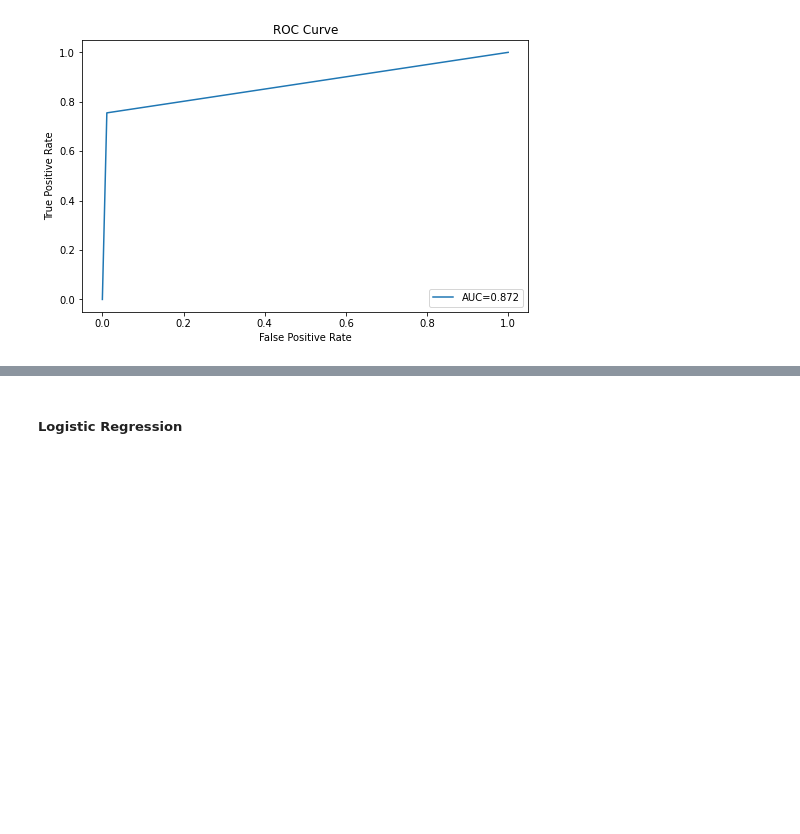
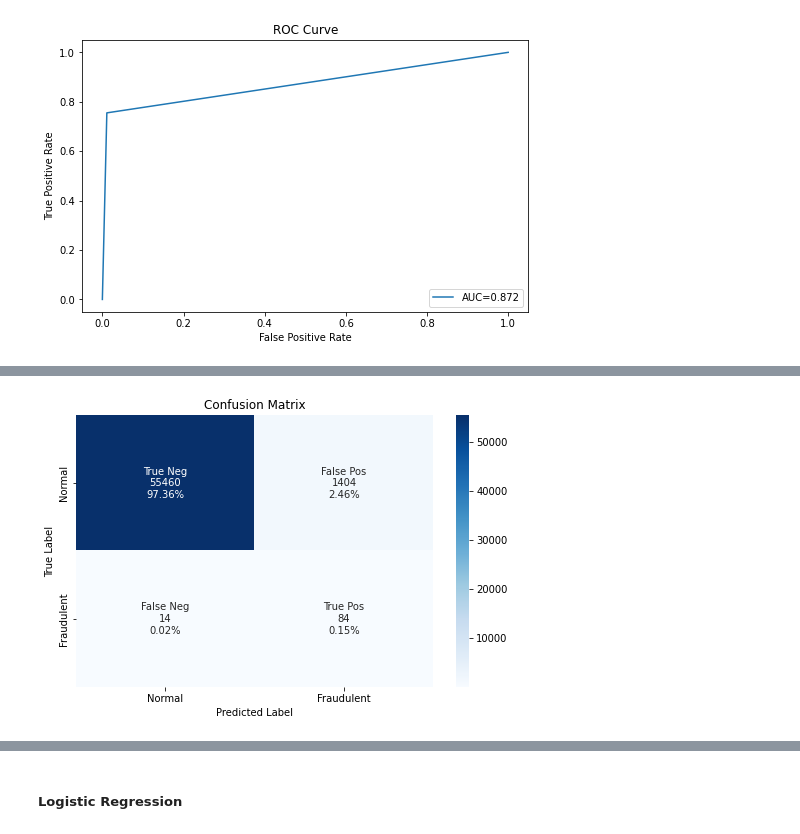
Before and after one commit to kkrusere/Credit-Card-Fraud-Anomaly-Outlier-Detection, a Jupyter notebook: Credit_Card_fraud_detection.ipynb, the cells around one changed output, grey strips where cells are left out. Cells and saved outputs as stored; diff of their text form; code cells hidden in the pictures; blank space fills up the shorter version.

```diff
--- a/Credit_Card_fraud_detection.ipynb
+++ b/Credit_Card_fraud_detection.ipynb
@@ -716,0 +742,5 @@ SMOTE Data
+# %%
+#we create the confusion matrix
+create_confusion_matrix(y_pred)
+# %% [output]
+[figure, added]
```
Also changed, not shown: parts of 24 cells of this notebook.
